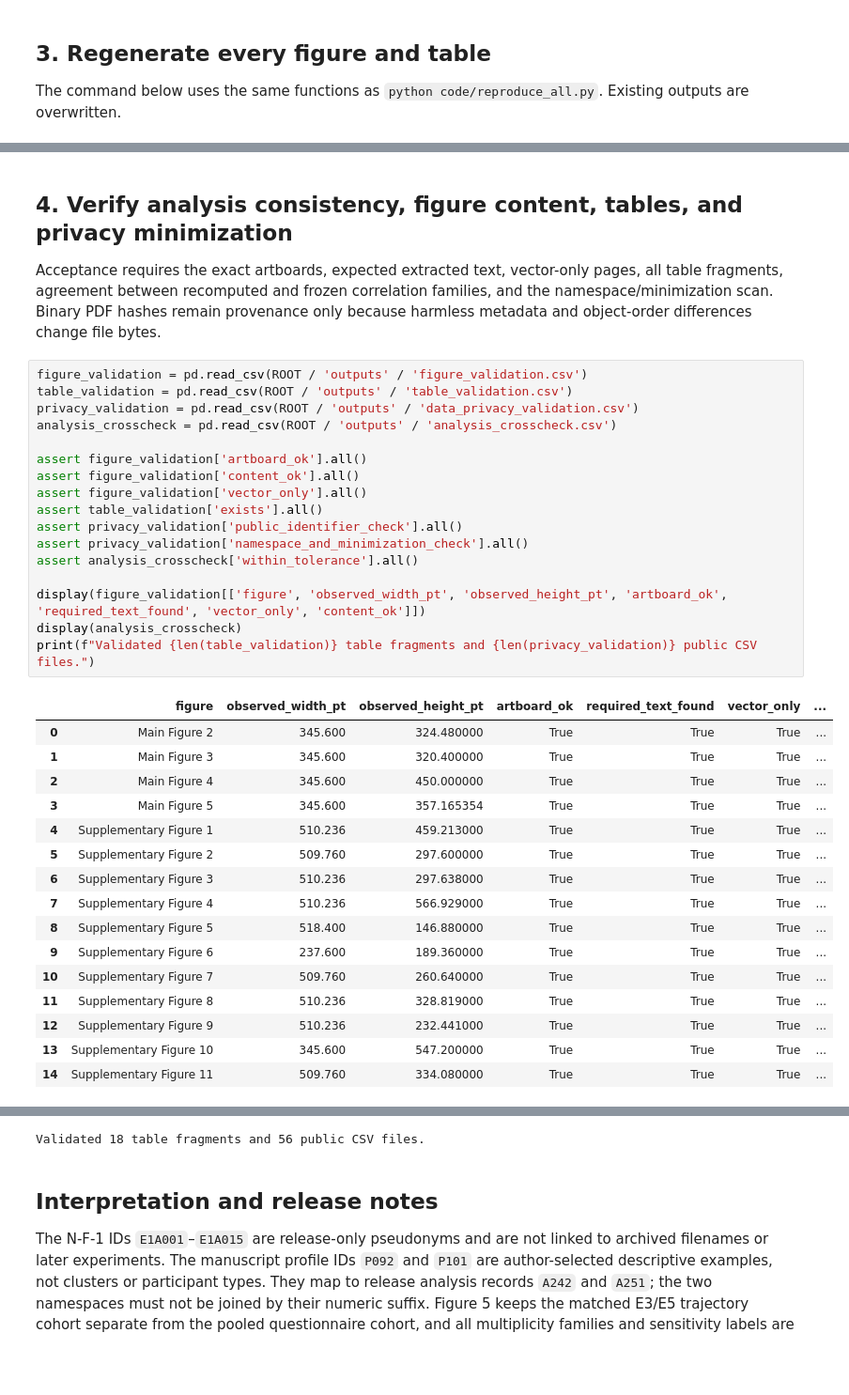
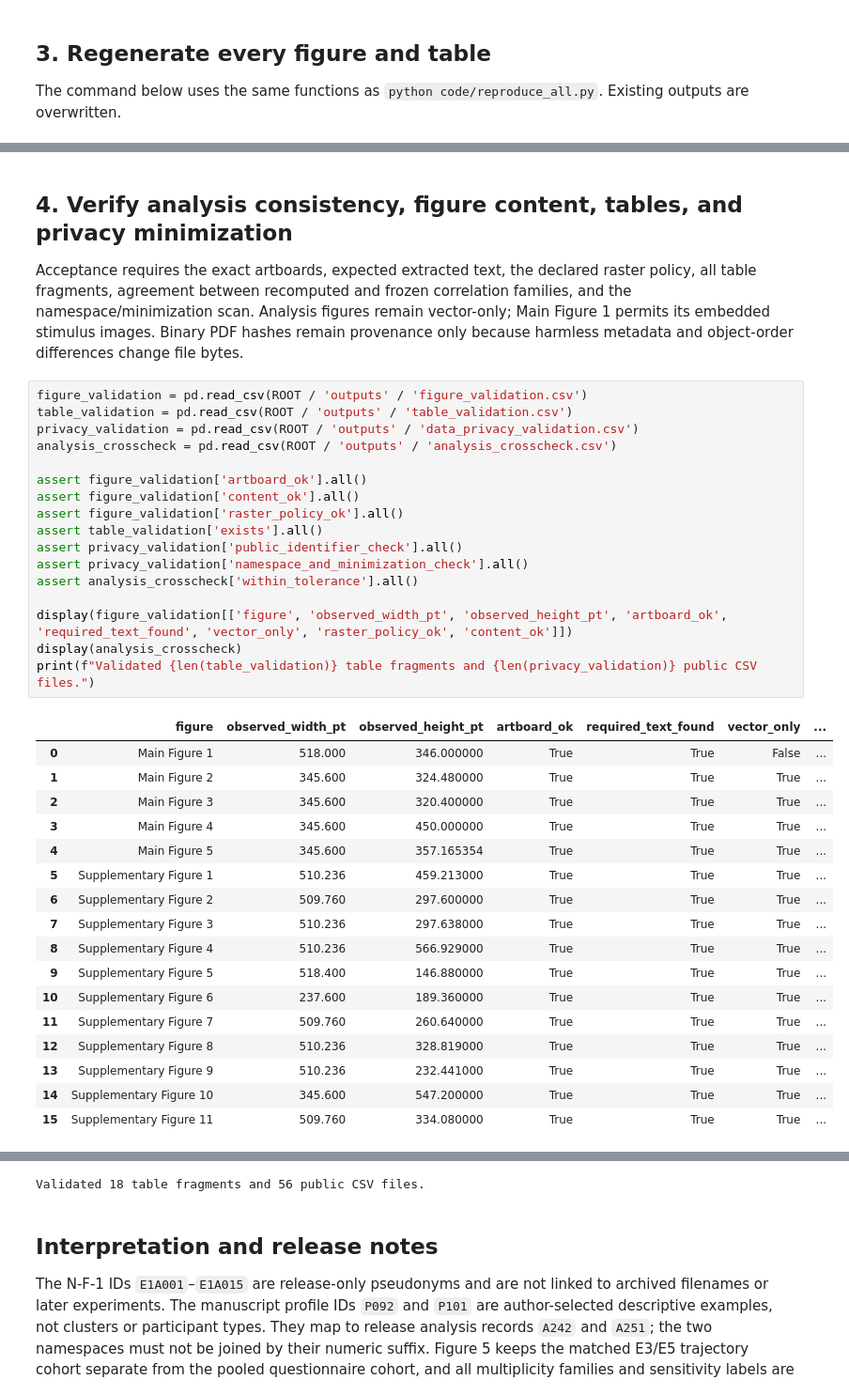
Before and after one commit to cantonsir/familiarity-novelty-analysis-reproducibility, a Jupyter notebook: notebooks/01_figures_and_tables_from_preprocessed_data.ipynb, the cells around one changed output, grey strips where cells are left out. Shown at 94% size. Saved outputs shown, nothing was run; the diff lists cells and outputs as text; blank space fills up the shorter version.

Commit message:
Organize Main Figure 1 source and output

```diff
--- a/notebooks/01_figures_and_tables_from_preprocessed_data.ipynb
+++ b/notebooks/01_figures_and_tables_from_preprocessed_data.ipynb
@@ -148,41 +148,42 @@ run = json.loads((ROOT / 'outputs' / 'run_manifest.json').read_text())
 # %% [markdown]
 ## 4. Verify analysis consistency, figure content, tables, and privacy minimization
 
-Acceptance requires the exact artboards, expected extracted text, vector-only pages, all table fragments, agreement between recomputed and frozen correlation families, and the namespace/minimization scan. Binary PDF hashes remain provenance only because harmless metadata and object-order differences change file bytes.
+Acceptance requires the exact artboards, expected extracted text, the declared raster policy, all table fragments, agreement between recomputed and frozen correlation families, and the namespace/minimization scan. Analysis figures remain vector-only; Main Figure 1 permits its embedded stimulus images. Binary PDF hashes remain provenance only because harmless metadata and object-order differences change file bytes.
 # %%
 figure_validation = pd.read_csv(ROOT / 'outputs' / 'figure_validation.csv')
 table_validation = pd.read_csv(ROOT / 'outputs' / 'table_validation.csv')
 privacy_validation = pd.read_csv(ROOT / 'outputs' / 'data_privacy_validation.csv')
 analysis_crosscheck = pd.read_csv(ROOT / 'outputs' / 'analysis_crosscheck.csv')
 
 assert figure_validation['artboard_ok'].all()
 assert figure_validation['content_ok'].all()
-assert figure_validation['vector_only'].all()
+assert figure_validation['raster_policy_ok'].all()
 assert table_validation['exists'].all()
 assert privacy_validation['public_identifier_check'].all()
 assert privacy_validation['namespace_and_minimization_check'].all()
 assert analysis_crosscheck['within_tolerance'].all()
 
-display(figure_validation[['figure', 'observed_width_pt', 'observed_height_pt', 'artboard_ok', 'required_text_found', 'vector_only', 'content_ok']])
+display(figure_validation[['figure', 'observed_width_pt', 'observed_height_pt', 'artboard_ok', 'required_text_found', 'vector_only', 'raster_policy_ok', 'content_ok']])
 display(analysis_crosscheck)
 print(f"Validated {len(table_validation)} table fragments and {len(privacy_validation)} public CSV files.")
 # %% [output]
 |  | figure | observed_width_pt | observed_height_pt | artboard_ok | required_text_found | vector_only | ... |
-| 0 | Main Figure 2 | 345.600 | 324.480000 | True | True | True | ... |
-| 1 | Main Figure 3 | 345.600 | 320.400000 | True | True | True | ... |
-| 2 | Main Figure 4 | 345.600 | 450.000000 | True | True | True | ... |
-| 3 | Main Figure 5 | 345.600 | 357.165354 | True | True | True | ... |
-| 4 | Supplementary Figure 1 | 510.236 | 459.213000 | True | True | True | ... |
-| 5 | Supplementary Figure 2 | 509.760 | 297.600000 | True | True | True | ... |
-| 6 | Supplementary Figure 3 | 510.236 | 297.638000 | True | True | True | ... |
-| 7 | Supplementary Figure 4 | 510.236 | 566.929000 | True | True | True | ... |
-| 8 | Supplementary Figure 5 | 518.400 | 146.880000 | True | True | True | ... |
-| 9 | Supplementary Figure 6 | 237.600 | 189.360000 | True | True | True | ... |
-| 10 | Supplementary Figure 7 | 509.760 | 260.640000 | True | True | True | ... |
-| 11 | Supplementary Figure 8 | 510.236 | 328.819000 | True | True | True | ... |
-| 12 | Supplementary Figure 9 | 510.236 | 232.441000 | True | True | True | ... |
-| 13 | Supplementary Figure 10 | 345.600 | 547.200000 | True | True | True | ... |
-| 14 | Supplementary Figure 11 | 509.760 | 334.080000 | True | True | True | ... |
+| 0 | Main Figure 1 | 518.000 | 346.000000 | True | True | False | ... |
+| 1 | Main Figure 2 | 345.600 | 324.480000 | True | True | True | ... |
+| 2 | Main Figure 3 | 345.600 | 320.400000 | True | True | True | ... |
+| 3 | Main Figure 4 | 345.600 | 450.000000 | True | True | True | ... |
+| 4 | Main Figure 5 | 345.600 | 357.165354 | True | True | True | ... |
+| 5 | Supplementary Figure 1 | 510.236 | 459.213000 | True | True | True | ... |
+| 6 | Supplementary Figure 2 | 509.760 | 297.600000 | True | True | True | ... |
+| 7 | Supplementary Figure 3 | 510.236 | 297.638000 | True | True | True | ... |
+| 8 | Supplementary Figure 4 | 510.236 | 566.929000 | True | True | True | ... |
+| 9 | Supplementary Figure 5 | 518.400 | 146.880000 | True | True | True | ... |
+| 10 | Supplementary Figure 6 | 237.600 | 189.360000 | True | True | True | ... |
+| 11 | Supplementary Figure 7 | 509.760 | 260.640000 | True | True | True | ... |
+| 12 | Supplementary Figure 8 | 510.236 | 328.819000 | True | True | True | ... |
+| 13 | Supplementary Figure 9 | 510.236 | 232.441000 | True | True | True | ... |
+| 14 | Supplementary Figure 10 | 345.600 | 547.200000 | True | True | True | ... |
+| 15 | Supplementary Figure 11 | 509.760 | 334.080000 | True | True | True | ... |
 |  | analysis_family | matched_rows | expected_rows | missing_keys | all_n_match | max_rho_absolute_error | ... |
 | 0 | Main Figure 3 BH-12 / Supplementa... | 12 | 12 | NaN | True | 4.132387e-07 | ... |
 | 1 | Main Figure 3 BH-24 / Supplementa... | 24 | 24 | NaN | True | 4.947821e-05 | ... |
```
Also changed, not shown: parts of 4 cells of this notebook, 14 other files.
